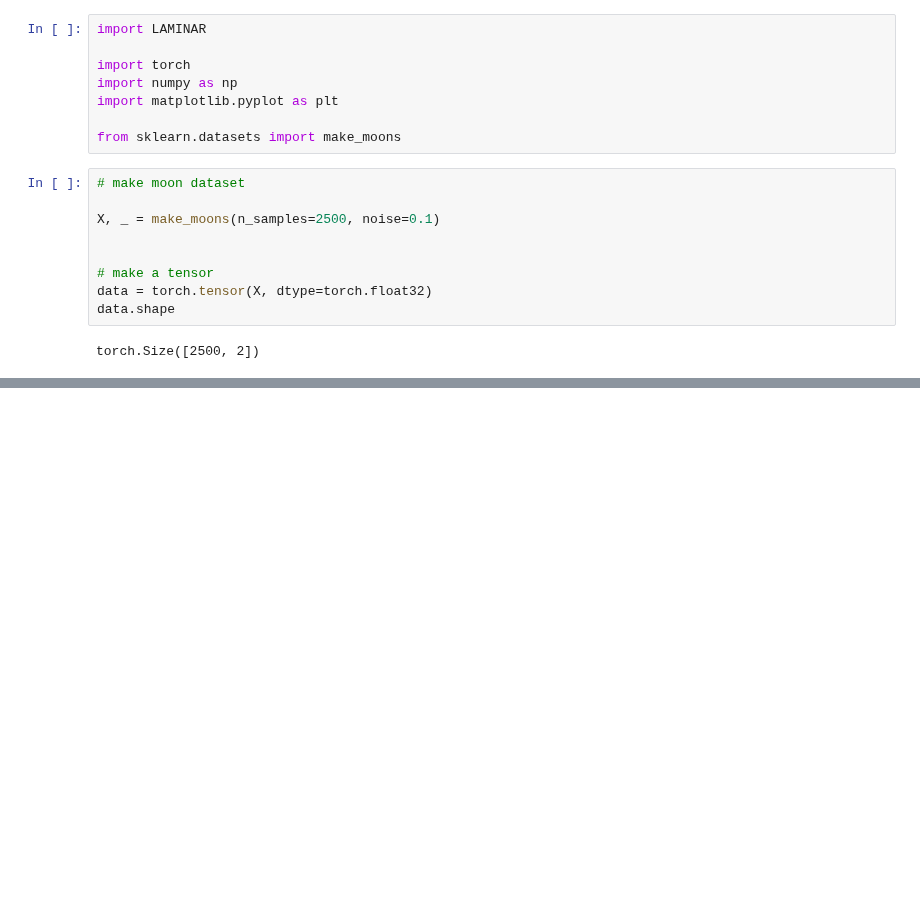
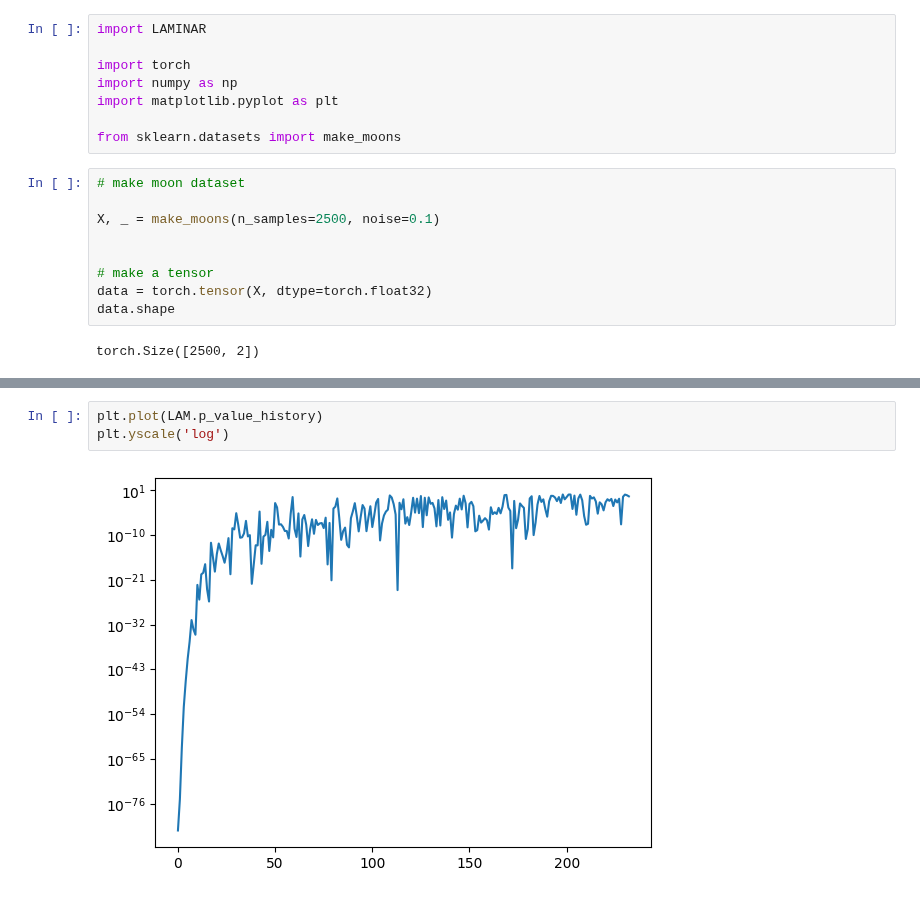
Before and after one commit to CKleiber/LAMINAR, a Jupyter notebook: notebooks/demo.ipynb, the cells around one changed output, grey strips where cells are left out. Drawn from its saved outputs; the diff is of its cells as text; blank space fills up the shorter version.

```diff
--- a/notebooks/demo.ipynb
+++ b/notebooks/demo.ipynb
@@ -53,3 +53,8 @@ plt.yscale('log')
+# %%
+plt.plot(LAM.p_value_history)
+plt.yscale('log')
+# %% [output]
+[figure, added]
 # %%
 # visualize the pushed data
 plt.scatter(LAM.data_pushed[:, 0], LAM.data_pushed[:, 1], s=5);
```
Also changed, not shown: parts of 10 cells of this notebook, 3 other files.
